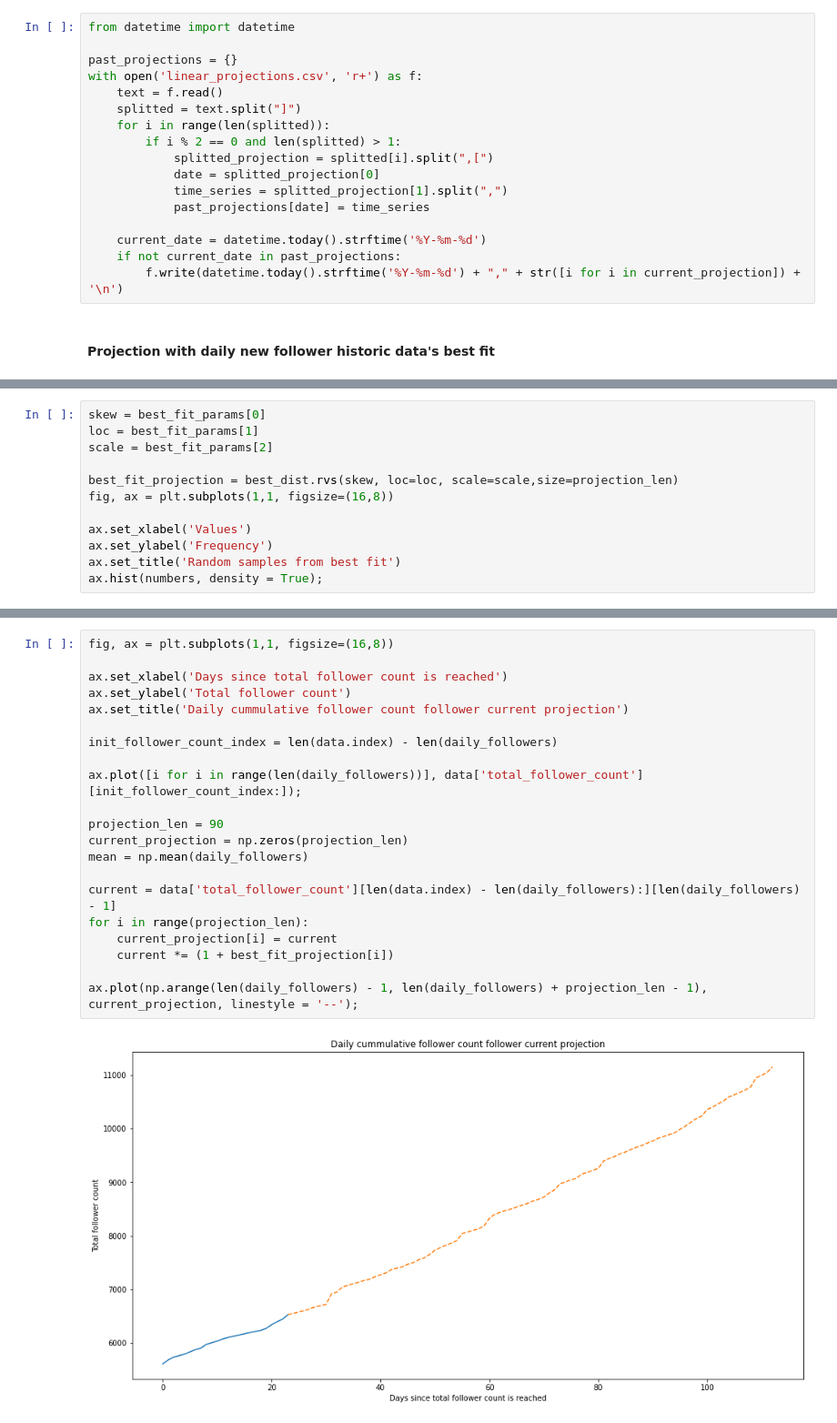
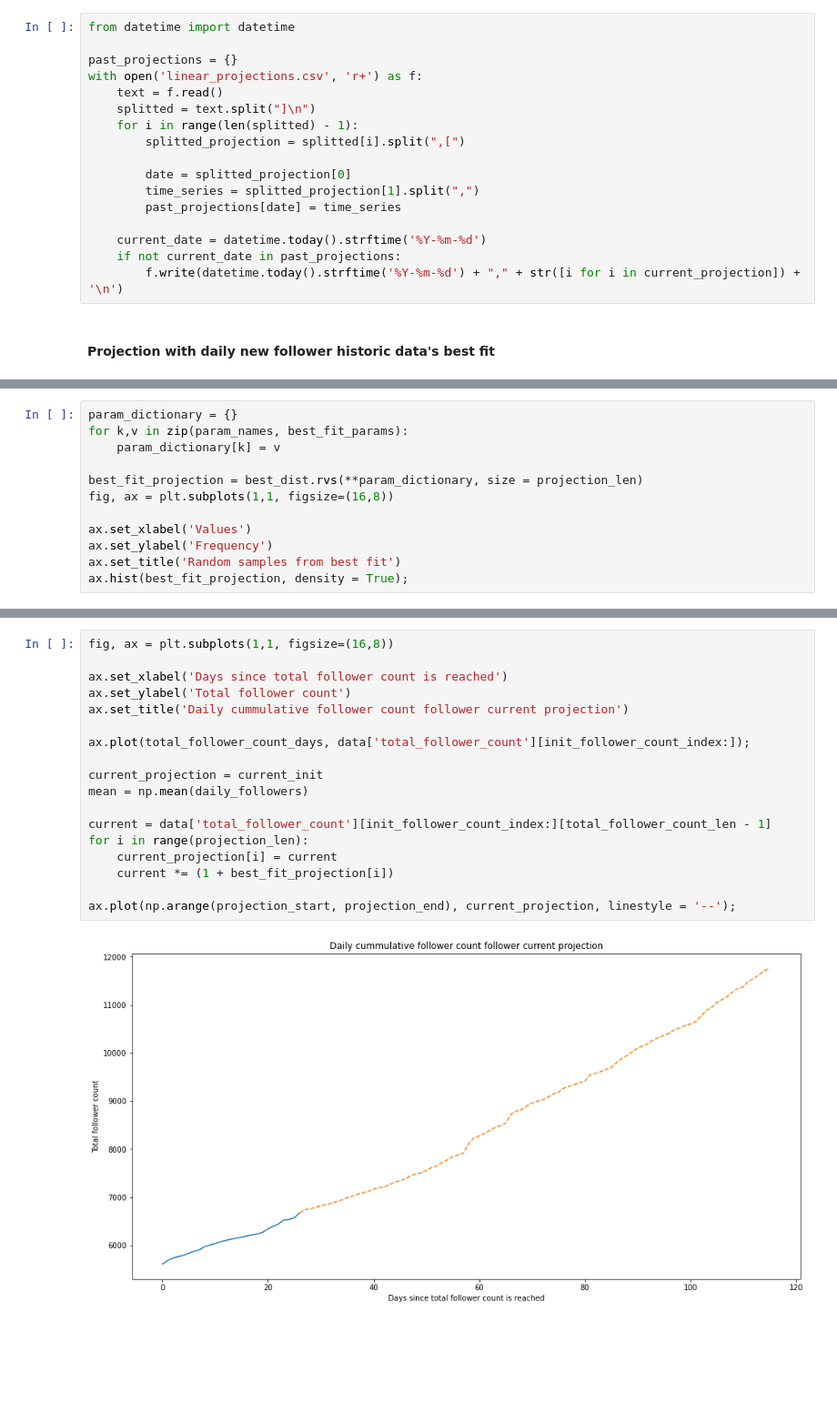
Before and after one commit to sgalinanes/instagram-analyzer, a Jupyter notebook: Instagram Insights Analysis.ipynb, the cells around one changed output, grey strips where cells are left out. Shown at 91% size. Saved outputs shown, nothing was run; the diff lists cells and outputs as text; blank space fills up the shorter version.

```diff
--- a/Instagram Insights Analysis.ipynb
+++ b/Instagram Insights Analysis.ipynb
@@ -388,13 +392,13 @@ from datetime import datetime
 past_projections = {}
 with open('linear_projections.csv', 'r+') as f:
     text = f.read()
-    splitted = text.split("]")
-    for i in range(len(splitted)):
-        if i % 2 == 0 and len(splitted) > 1:
-            splitted_projection = splitted[i].split(",[")
-            date = splitted_projection[0]
-            time_series = splitted_projection[1].split(",")
-            past_projections[date] = time_series
+    splitted = text.split("]\n")
+    for i in range(len(splitted) - 1):
+        splitted_projection = splitted[i].split(",[")
+
+        date = splitted_projection[0]
+        time_series = splitted_projection[1].split(",")
+        past_projections[date] = time_series
 
     current_date = datetime.today().strftime('%Y-%m-%d')
     if not current_date in past_projections:
@@ -540,13 +538,13 @@ ax.axvline(x = 0, color = 'k');
 # %%
-skew = best_fit_params[0]
-loc = best_fit_params[1]
-scale = best_fit_params[2]
+param_dictionary = {}
+for k,v in zip(param_names, best_fit_params):
+    param_dictionary[k] = v
 
-best_fit_projection = best_dist.rvs(skew, loc=loc, scale=scale,size=projection_len)
+best_fit_projection = best_dist.rvs(**param_dictionary, size = projection_len)
 fig, ax = plt.subplots(1,1, figsize=(16,8))
 
 ax.set_xlabel('Values')
 ax.set_ylabel('Frequency')
 ax.set_title('Random samples from best fit')
-ax.hist(numbers, density = True);
+ax.hist(best_fit_projection, density = True);
 # %% [output]
@@ -554,23 +552,20 @@ ax.hist(numbers, density = True);
 # %%
 fig, ax = plt.subplots(1,1, figsize=(16,8))
 
 ax.set_xlabel('Days since total follower count is reached')
 ax.set_ylabel('Total follower count')
 ax.set_title('Daily cummulative follower count follower current projection')
 
-init_follower_count_index = len(data.index) - len(daily_followers)
+ax.plot(total_follower_count_days, data['total_follower_count'][init_follower_count_index:]);
 
-ax.plot([i for i in range(len(daily_followers))], data['total_follower_count'][init_follower_count_index:]);
-
-projection_len = 90
-current_projection = np.zeros(projection_len)
+current_projection = current_init
 mean = np.mean(daily_followers)
 
-current = data['total_follower_count'][len(data.index) - len(daily_followers):][len(daily_followers) - 1]
+current = data['total_follower_count'][init_follower_count_index:][total_follower_count_len - 1]
 for i in range(projection_len):
     current_projection[i] = current
     current *= (1 + best_fit_projection[i])
 
-ax.plot(np.arange(len(daily_followers) - 1, len(daily_followers) + projection_len - 1), current_projection, linestyle = '--');
+ax.plot(np.arange(projection_start, projection_end), current_projection, linestyle = '--');
 # %% [output]
-[figure, old version]
+[figure, new version]
```
Also changed, not shown: parts of 26 cells of this notebook, 2 other files.
